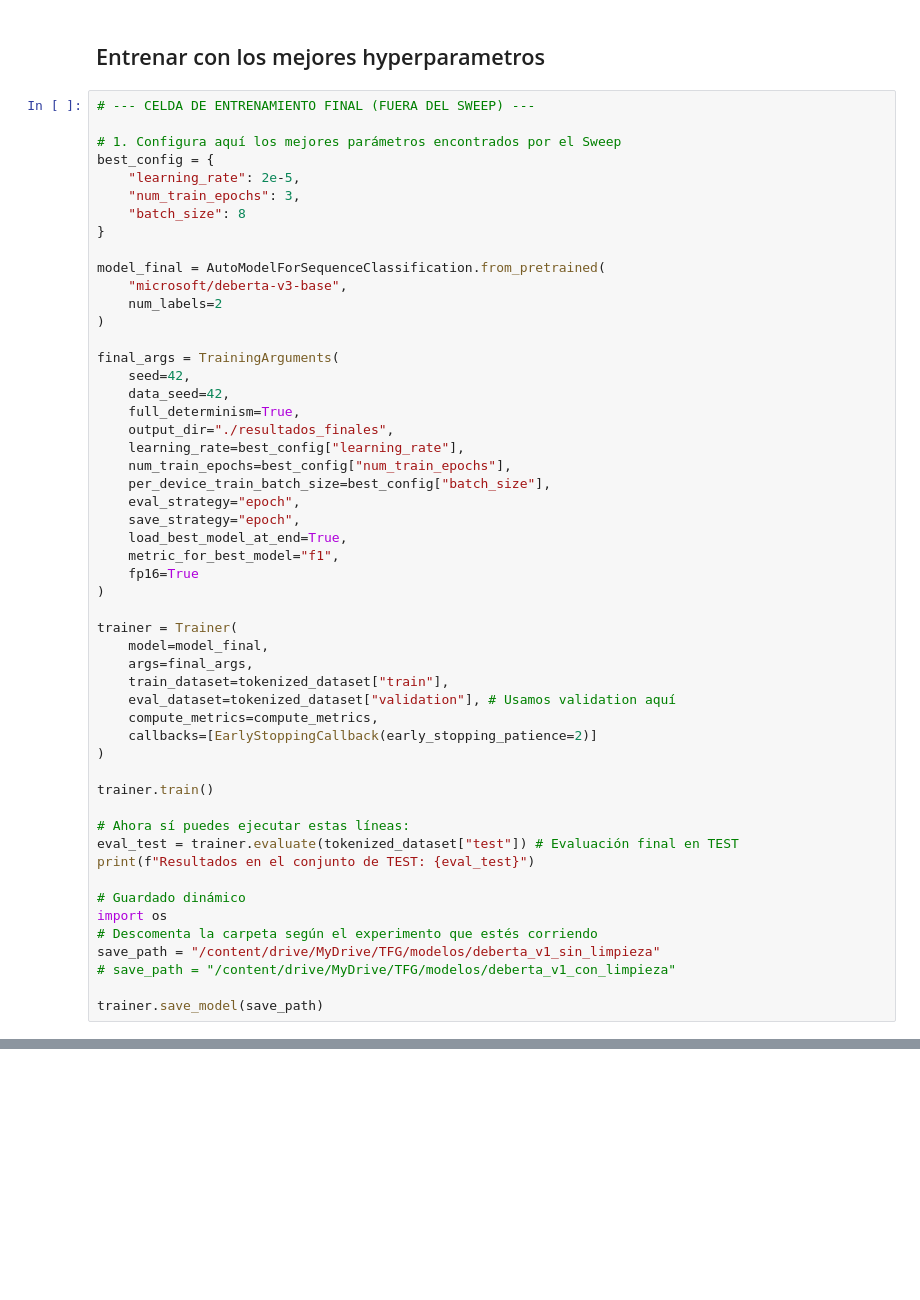
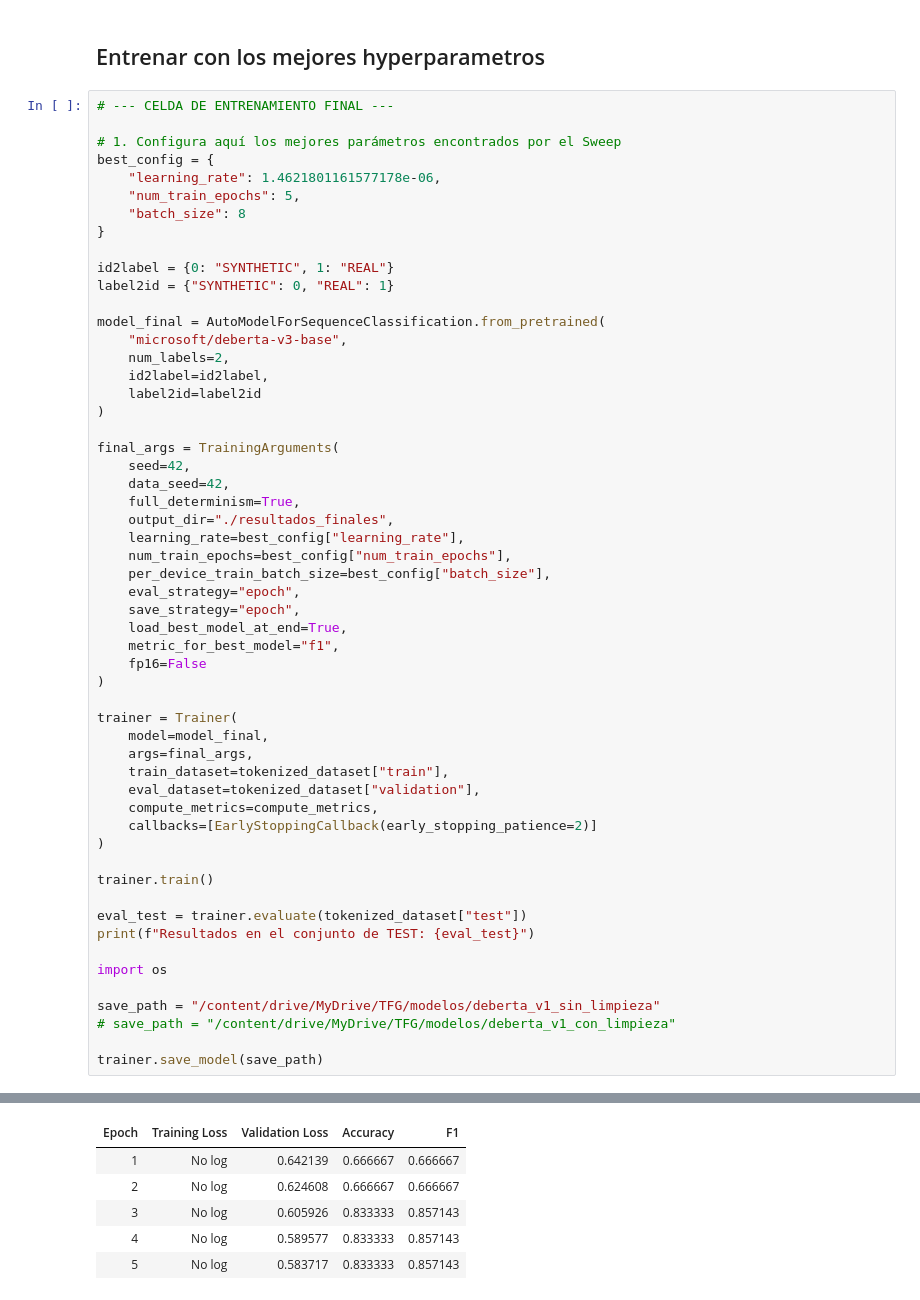
Before and after one commit to JavierPrior845/tfg-ai-text-detection, a Jupyter notebook: models/encoder-only/Encoder-Only-Sweep.ipynb, the cells around one changed output, grey strips where cells are left out. Saved outputs shown, nothing was run; the diff lists cells and outputs as text; blank space fills up the shorter version.

```diff
--- a/models/encoder-only/Encoder-Only-Sweep.ipynb
+++ b/models/encoder-only/Encoder-Only-Sweep.ipynb
@@ -263,18 +298,23 @@ wandb: WARNING Config item 'num_train_epochs' was locked by 'sweep' (ignored upd
 # %% [markdown]
 ## Entrenar con los mejores hyperparametros
 # %%
-# --- CELDA DE ENTRENAMIENTO FINAL (FUERA DEL SWEEP) ---
+# --- CELDA DE ENTRENAMIENTO FINAL ---
 
 # 1. Configura aquí los mejores parámetros encontrados por el Sweep
 best_config = {
-    "learning_rate": 2e-5,
-    "num_train_epochs": 3,
+    "learning_rate": 1.4621801161577178e-06,
+    "num_train_epochs": 5,
     "batch_size": 8
 }
 
+id2label = {0: "SYNTHETIC", 1: "REAL"}
+label2id = {"SYNTHETIC": 0, "REAL": 1}
+
 model_final = AutoModelForSequenceClassification.from_pretrained(
     "microsoft/deberta-v3-base",
-    num_labels=2
+    num_labels=2,
+    id2label=id2label,
+    label2id=label2id
 )
 
 final_args = TrainingArguments(
@@ -289,28 +329,27 @@ final_args = TrainingArguments(
     save_strategy="epoch",
     load_best_model_at_end=True,
     metric_for_best_model="f1",
-    fp16=True
+    fp16=False
 )
 
 trainer = Trainer(
     model=model_final,
     args=final_args,
     train_dataset=tokenized_dataset["train"],
-    eval_dataset=tokenized_dataset["validation"], # Usamos validation aquí
+    eval_dataset=tokenized_dataset["validation"],
     compute_metrics=compute_metrics,
     callbacks=[EarlyStoppingCallback(early_stopping_patience=2)]
 )
 
 trainer.train()
 
-# Ahora sí puedes ejecutar estas líneas:
-eval_test = trainer.evaluate(tokenized_dataset["test"]) # Evaluación final en TEST
+eval_test = trainer.evaluate(tokenized_dataset["test"])
 print(f"Resultados en el conjunto de TEST: {eval_test}")
 
-# Guardado dinámico
 import os
-# Descomenta la carpeta según el experimento que estés corriendo
+
 save_path = "/content/drive/MyDrive/TFG/modelos/deberta_v1_sin_limpieza"
 # save_path = "/content/drive/MyDrive/TFG/modelos/deberta_v1_con_limpieza"
 
 trainer.save_model(save_path)
+# %% [output]
@@ -316,0 +374,6 @@ trainer.save_model(save_path)
+| Epoch | Training Loss | Validation Loss | Accuracy | F1 |
+| 1 | No log | 0.642139 | 0.666667 | 0.666667 |
+| 2 | No log | 0.624608 | 0.666667 | 0.666667 |
+| 3 | No log | 0.605926 | 0.833333 | 0.857143 |
+| 4 | No log | 0.589577 | 0.833333 | 0.857143 |
+| 5 | No log | 0.583717 | 0.833333 | 0.857143 |
```
Also changed, not shown: parts of 7 cells of this notebook.
